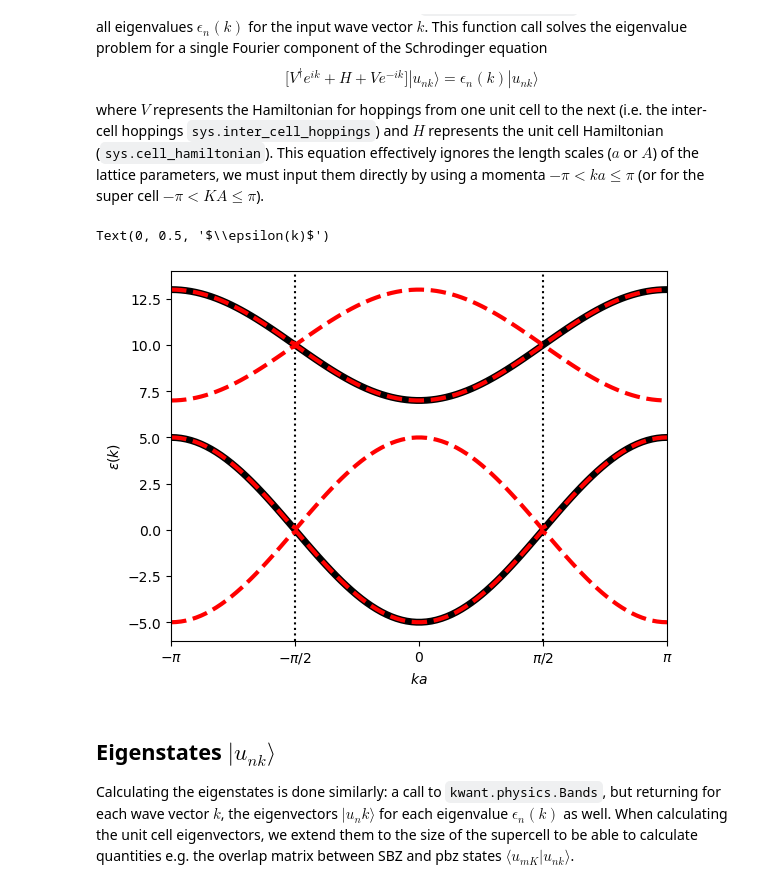
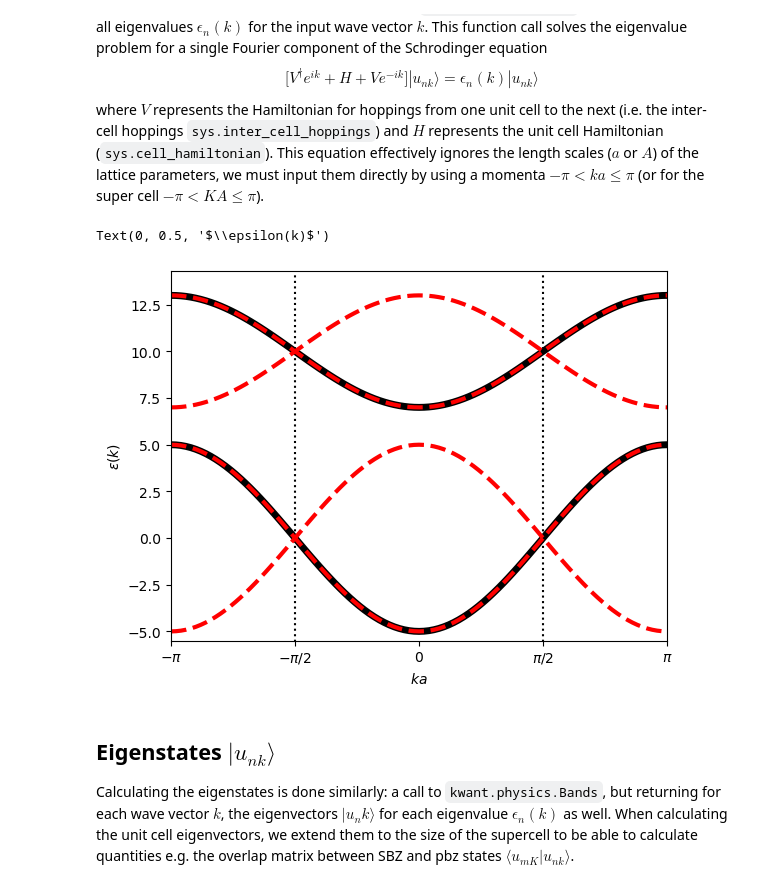
Before and after one commit to Jcrewse/helical-materials, a Jupyter notebook: kwant/ladder.ipynb, the cells around one changed output. Cells and saved outputs as stored; diff of their text form; code cells hidden in the pictures.

```diff
--- a/kwant/ladder.ipynb
+++ b/kwant/ladder.ipynb
@@ -52,22 +73,13 @@ a \rightarrow A = Na \quad \quad N \in \mathbb{Z}
 # %%
-import kwant
 from math import cos
-
-a = 1
-b = 1
-width = 2
-N_phi = 2
-A = N_phi*a
-hops = (5,5,2,1) # u, t, v, w
-phi = 0
 
 def hamiltonian(a, b, width, hops, phi, N_phi = 1, finite = False):
 
     u, t, v, w = hops
 
     # Define the lattice
-    prim_lat_vecs = [(a,0), (0,b)]
-    lat = kwant.lattice.general(prim_lat_vecs, norbs=1)
+    lat_vecs = [(a,0), (0,b)]
+    lat = kwant.lattice.general(lat_vecs, norbs=1)
 
     # Define Hamiltonian
     sys = kwant.Builder()
@@ -89,7 +101,7 @@ def hamiltonian(a, b, width, hops, phi, N_phi = 1, finite = False):
     sys[kwant.builder.HoppingKind((1,1), lat, lat)]  = -w*((0.5*a**2)*(1+cos(phi)) + b**2)**(-1)
     sys[kwant.builder.HoppingKind((-1,1), lat, lat)] = -w*((0.5*a**2)*(1+cos(phi)) + b**2)**(-1)
 
-    return sys.finalized()
+    return sys
 # %% [markdown]
 ## Initialize both unit cell and super cell systems
 To compare the two systems, we initialize the same Hamiltonian defined above for a standard unit cell and a supercell.
@@ -99,3 +108,14 @@ SC_sys = hamiltonian(a, b, width, hops, phi, N_phi)
+# %%
+# Create the systems for the primitive cell and super cell
+pc_sys = hamiltonian(a, b, width, hops, phi)
+SC_sys = hamiltonian(a, b, width, hops, phi, N_phi)
+
+# Retrieve positions
+pc_pos = np.array([site.pos for site in pc_sys.sites()])
+SC_pos = np.array([site.pos for site in SC_sys.sites()])
+
+pc_sys = pc_sys.finalized()
+SC_sys = SC_sys.finalized()
 # %% [markdown]
 ## Reciprocal lattice and the Brillouin zone
 A fundamental geometric consequence of performing calculations using supercells is the 'folding' of the Brillouin zone. For the simple supercell we consider here, scaling the primitive unit cell by the factor $N_{\phi}$ folds the primitive Brillouin zone (pbz) $N_{\phi}$ times, reducing the size of the super Brillouin zone (SBZ) by a factor $1/N_{\phi}$.
@@ -173,8 +207,8 @@ $$\begin{equation*}
 For our pbz/SBZ geometry we want to identify all wave vectors $\vec{K}$ which correspond to a folded $\vec{k}$. This is done by scanning through each $\vec{k}$ point in the pbz (the array `kpts`) and checking all supercell reciprocal lattice vectors $\vec{G}$ (within the finite, but large set we have defined) to see if the corresponding $\vec{K} = \vec{k} - \vec{G}$ falls within the SBZ we have defined. If the wave vector $\vec{K}$ is in the SBZ, we append that value to an array `Kpts` and the 'folding reciprocal lattice vector' $\vec{G}_i$ to an array `Gi`. Otherwise, we check another $\vec{G}$ until we have exhausted our reciprocal lattice vectors.
 # %%
 # Define the pbz wave vectors k
-N_kpts = 100
-kpts = np.linspace(-np.pi, np.pi, N_kpts)
+# Don't include -pi exactly to avoid double counting
+kpts = np.linspace(-np.pi+1e-8, np.pi, N_kpts)
 
 # Calculate super cell K points from the pbz k points
 def get_K_from_k(kpts, G_vecs, G0):
@@ -197,31 +231,28 @@ $$\begin{equation*}
 \end{equation*}$$
 where $V$ represents the Hamiltonian for hoppings from one unit cell to the next (i.e. the inter-cell hoppings `sys.inter_cell_hoppings`) and $H$ represents the unit cell Hamiltonian (`sys.cell_hamiltonian`). This equation effectively ignores the length scales ($a$ or $A$) of the lattice parameters, we must input them directly by using a momenta $-\pi < ka \le \pi$ (or for the super cell $-\pi < KA \le \pi$).
 # %%
-import numpy as np
-import matplotlib.pyplot as plt
-
 # Create Bands object instance for both cells
 pc_bands = kwant.physics.Bands(pc_sys)
 SC_bands = kwant.physics.Bands(SC_sys)
 
 # Calculate the band structure E_n(k)
 pc_energies = [pc_bands(k*a) for k in kpts]
 SC_energies = [SC_bands(K*A) for K in Kpts]
 
 # Plot the energies as a function of momenta, i.e the band structure
 fig, band_ax = plt.subplots()
 band_ax.plot(kpts, pc_energies, color = 'k', lw = 5)
 band_ax.plot(kpts, SC_energies, color = 'r', lw = 3, ls='--', zorder = 2)
-band_ax.vlines(kpts[-1]/N_phi, -6, 14, color = 'k', ls = ':', zorder = 0)
-band_ax.vlines(kpts[0]/N_phi, -6, 14, color = 'k', ls = ':', zorder = 0)
+band_ax.vlines(kpts[-1]/N_phi, -20, 20, color = 'k', ls = ':', zorder = 0)
+band_ax.vlines(kpts[0]/N_phi, -20, 20, color = 'k', ls = ':', zorder = 0)
 band_ax.set_xticks([-np.pi, -np.pi/2, 0, np.pi/2, np.pi], ['$-\pi$', '$-\pi/2$', '0', '$\pi/2$', '$\pi$'])
 band_ax.set_xlim(-np.pi,np.pi)
-band_ax.set_ylim(-6,14)
+band_ax.set_ylim(1.1*np.min(pc_energies), 1.1*np.max(pc_energies))
 band_ax.set_xlabel(r'$ka$')
 band_ax.set_ylabel(r'$\epsilon(k)$')
 # %% [output]
 Text(0, 0.5, '$\\epsilon(k)$')
-[figure, old version]
+[figure, new version]
 # %% [markdown]
 ## Eigenstates $|u_{nk}\rangle$
 Calculating the eigenstates is done similarly: a call to `kwant.physics.Bands`, but returning for each wave vector $k$, the eigenvectors $|u_nk\rangle$ for each eigenvalue $\epsilon_n(k)$ as well. When calculating the unit cell eigenvectors, we extend them to the size of the supercell to be able to calculate quantities e.g. the overlap matrix between SBZ and pbz states $\langle u_{mK}|u_{nk}\rangle$.
```
Also changed, not shown: parts of 16 cells of this notebook.
